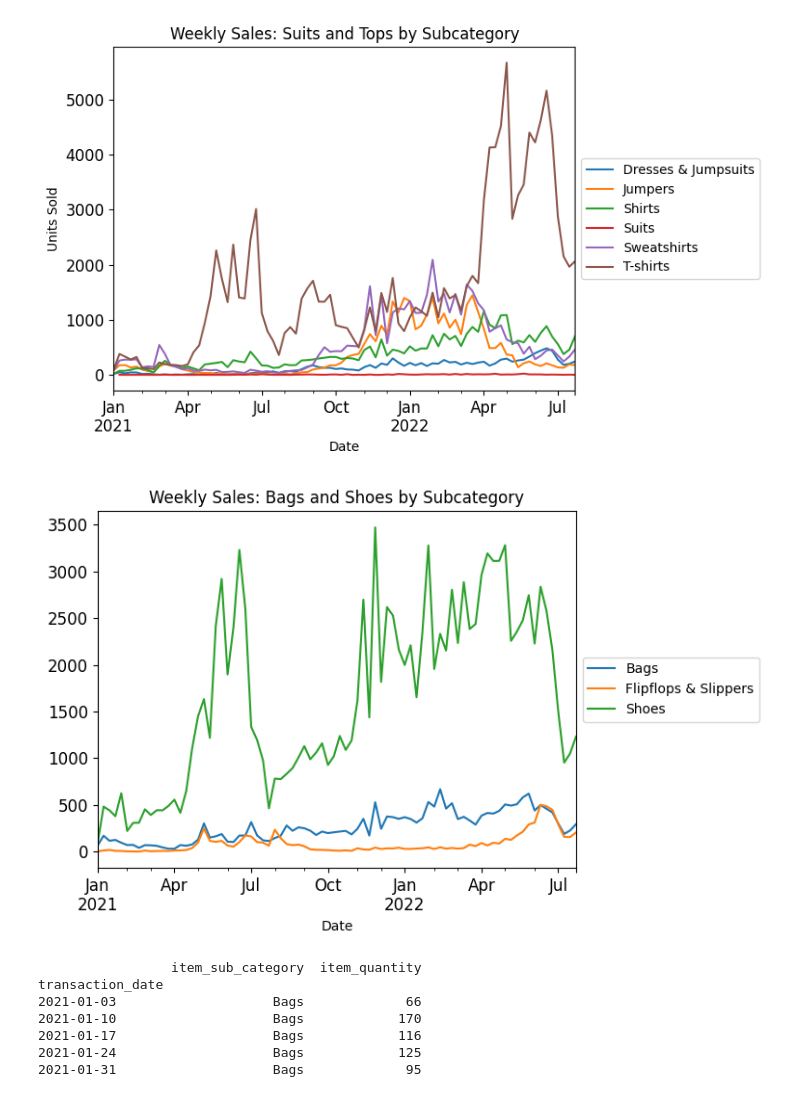
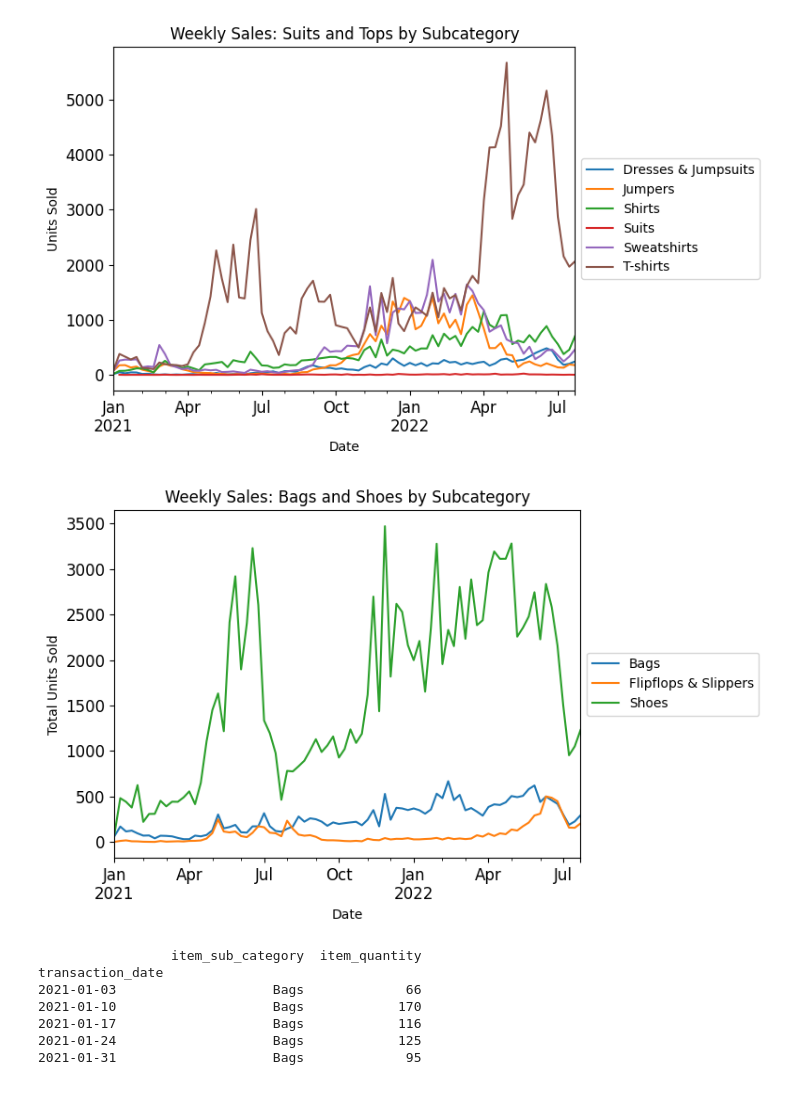
Before and after one commit to avarlotta/time-series-forecasting, a Jupyter notebook: Category_investigation_timesplit.ipynb, the cells around one changed output. Cells and saved outputs as stored; diff of their text form; code cells hidden in the pictures.

```diff
--- a/Category_investigation_timesplit.ipynb
+++ b/Category_investigation_timesplit.ipynb
@@ -327,27 +374,28 @@ plt.show()
 # %% [output]
 [figure]
 # %%
-df_suitsandtops = df[df["item_main_category"]=="Shoes & Bags"]
+df_bagsandshoes = df[df["item_main_category"]=="Shoes & Bags"]
 
 #print(df_suitsandtops.head())
 
-df_weekly_sub_suitsandtops = df_suitsandtops.groupby("item_sub_category")["item_quantity"].resample("W").sum()
+df_weekly_sub_bagsandshoes = df_bagsandshoes.groupby("item_sub_category")["item_quantity"].resample("W").sum()
 
-df_weekly_sub_suitsandtops = df_weekly_sub_suitsandtops.reset_index(level = "item_sub_category")
+df_weekly_sub_bagsandshoes = df_weekly_sub_bagsandshoes.reset_index(level = "item_sub_category")
 #print(df_weekly_sub_suitsandtops.head())
-df_weekly_unmelt_suitsandtops = df_weekly_sub_suitsandtops.pivot_table(values = "item_quantity",  index = "transaction_date", columns = "item_sub_category", aggfunc="first")
+df_weekly_unmelt_bagsandshoes = df_weekly_sub_bagsandshoes.pivot_table(values = "item_quantity",  index = "transaction_date", columns = "item_sub_category", aggfunc="first")
 
 # Plot an area chart
-ax = df_weekly_unmelt_suitsandtops.plot(fontsize=12)
+ax = df_weekly_unmelt_bagsandshoes.plot(fontsize=12)
 
 # Additional customizations
 ax.set_xlabel('Date')
+ax.set_ylabel("Total Units Sold")
 ax.legend(loc='center left', bbox_to_anchor=(1, 0.5))
 
 
 ax.set_title("Weekly Sales: Bags and Shoes by Subcategory")
 # Show plot
 plt.show()
 # %% [output]
-[figure, old version]
+[figure, new version]
 # %%
```
Also changed, not shown: parts of 41 cells of this notebook.
